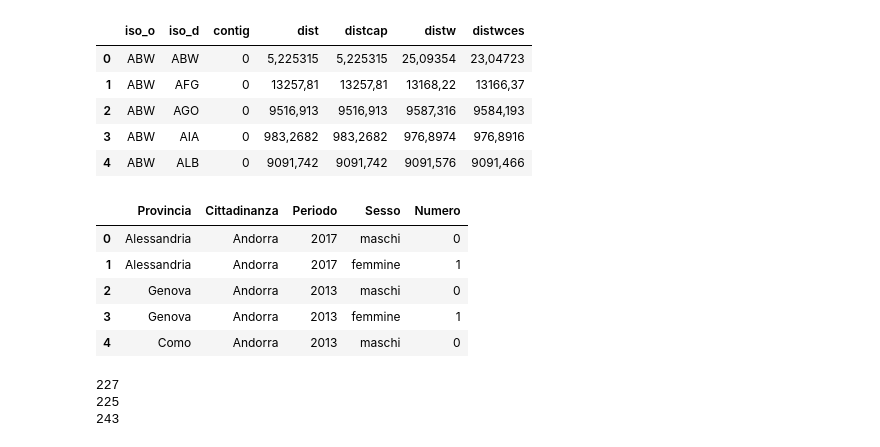
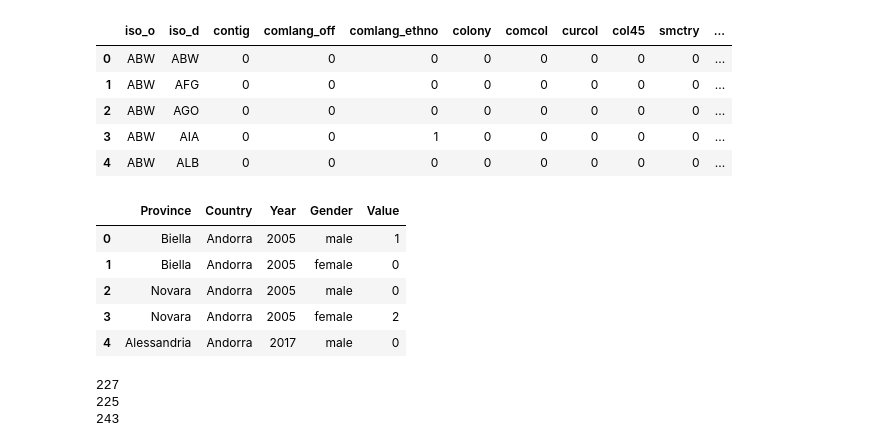
Before and after one commit to SaraR-1/Immigration, a Jupyter notebook: Country Name Coherence.ipynb, the cells around one changed output. Saved outputs shown, nothing was run; the diff lists cells and outputs as text; code cells hidden in the pictures.

```diff
--- a/Country Name Coherence.ipynb
+++ b/Country Name Coherence.ipynb
@@ -48,26 +44,24 @@ geo_info.head()
 # %%
 # pair of countries distances table
 geo_dist = pd.read_table("Data/cepii_geo_dist.tsv", sep = "\t", na_values = {"distw": '.', "distwces": '.'})
-geo_dist = geo_dist[['iso_o', 'iso_d', 'contig', 'dist', 'distcap', 'distw', 'distwces']]
 geo_dist.head()
 # %% [output]
-|  | iso_o | iso_d | contig | dist | distcap | distw | distwces |
-| 0 | ABW | ABW | 0 | 5,225315 | 5,225315 | 25,09354 | 23,04723 |
-| 1 | ABW | AFG | 0 | 13257,81 | 13257,81 | 13168,22 | 13166,37 |
-| 2 | ABW | AGO | 0 | 9516,913 | 9516,913 | 9587,316 | 9584,193 |
-| 3 | ABW | AIA | 0 | 983,2682 | 983,2682 | 976,8974 | 976,8916 |
-| 4 | ABW | ALB | 0 | 9091,742 | 9091,742 | 9091,576 | 9091,466 |
+|  | iso_o | iso_d | contig | comlang_off | comlang_ethno | colony | comcol | curcol | col45 | smctry | ... |
+| 0 | ABW | ABW | 0 | 0 | 0 | 0 | 0 | 0 | 0 | 0 | ... |
+| 1 | ABW | AFG | 0 | 0 | 0 | 0 | 0 | 0 | 0 | 0 | ... |
+| 2 | ABW | AGO | 0 | 0 | 0 | 0 | 0 | 0 | 0 | 0 | ... |
+| 3 | ABW | AIA | 0 | 0 | 1 | 0 | 0 | 0 | 0 | 0 | ... |
+| 4 | ABW | ALB | 0 | 0 | 0 | 0 | 0 | 0 | 0 | 0 | ... |
 # %%
 # main info table
-resident_foreigners_norm = pd.read_table("Data_norm/resident_foreigners_norm.csv", sep = ",",
-                                         usecols = ['Provincia', 'Cittadinanza','Periodo', 'Sesso', 'Numero'])
+resident_foreigners_norm = pd.read_table("Data/resident_foreigners_norm.csv", sep = "\t")
 resident_foreigners_norm.head()
 # %% [output]
-|  | Provincia | Cittadinanza | Periodo | Sesso | Numero |
-| 0 | Alessandria | Andorra | 2017 | maschi | 0 |
-| 1 | Alessandria | Andorra | 2017 | femmine | 1 |
-| 2 | Genova | Andorra | 2013 | maschi | 0 |
-| 3 | Genova | Andorra | 2013 | femmine | 1 |
-| 4 | Como | Andorra | 2013 | maschi | 0 |
+|  | Province | Country | Year | Gender | Value |
+| 0 | Biella | Andorra | 2005 | male | 1 |
+| 1 | Biella | Andorra | 2005 | female | 0 |
+| 2 | Novara | Andorra | 2005 | male | 0 |
+| 3 | Novara | Andorra | 2005 | female | 2 |
+| 4 | Alessandria | Andorra | 2017 | male | 0 |
 # %%
 # all countries (iso3 code) in the social_finance table
```
Also changed, not shown: parts of 23 cells of this notebook, 3 other files.
